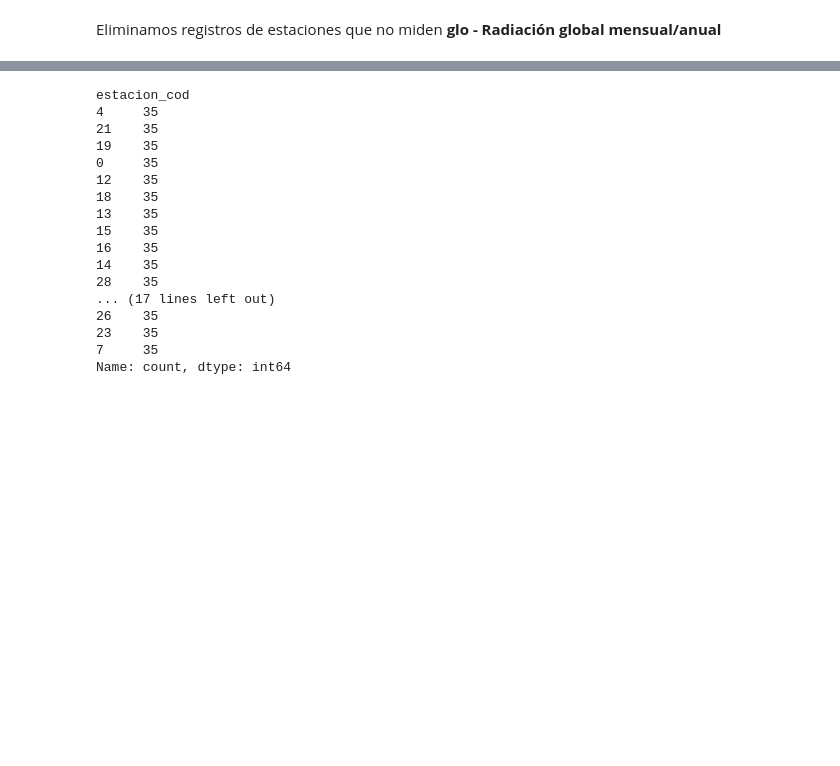
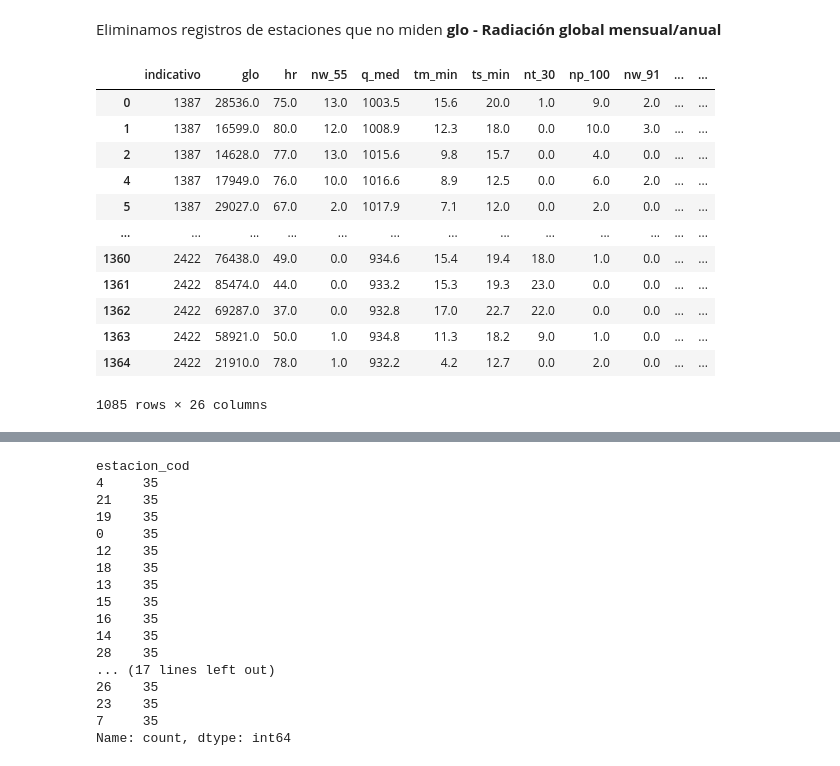
Before and after one commit to jonkar-diazperez/ML_JCDP, a Jupyter notebook: notebooks/02_LimpiezaEDA.ipynb, the cells around one changed output, grey strips where cells are left out. Saved outputs shown, nothing was run; the diff lists cells and outputs as text; code cells hidden in the pictures; blank space fills up the shorter version.

```diff
--- a/notebooks/02_LimpiezaEDA.ipynb
+++ b/notebooks/02_LimpiezaEDA.ipynb
@@ -471,5 +242,21 @@ memory usage: 309.8+ KB
 # %% [markdown]
 Eliminamos registros de estaciones que no miden **glo - Radiación global mensual/anual**
+# %%
+df_pred
+# %% [output]
+|  | indicativo | glo | hr | nw_55 | q_med | tm_min | ts_min | nt_30 | np_100 | nw_91 | ... | ... |
+| 0 | 1387 | 28536.0 | 75.0 | 13.0 | 1003.5 | 15.6 | 20.0 | 1.0 | 9.0 | 2.0 | ... | ... |
+| 1 | 1387 | 16599.0 | 80.0 | 12.0 | 1008.9 | 12.3 | 18.0 | 0.0 | 10.0 | 3.0 | ... | ... |
+| 2 | 1387 | 14628.0 | 77.0 | 13.0 | 1015.6 | 9.8 | 15.7 | 0.0 | 4.0 | 0.0 | ... | ... |
+| 4 | 1387 | 17949.0 | 76.0 | 10.0 | 1016.6 | 8.9 | 12.5 | 0.0 | 6.0 | 2.0 | ... | ... |
+| 5 | 1387 | 29027.0 | 67.0 | 2.0 | 1017.9 | 7.1 | 12.0 | 0.0 | 2.0 | 0.0 | ... | ... |
+| ... | ... | ... | ... | ... | ... | ... | ... | ... | ... | ... | ... | ... |
+| 1360 | 2422 | 76438.0 | 49.0 | 0.0 | 934.6 | 15.4 | 19.4 | 18.0 | 1.0 | 0.0 | ... | ... |
+| 1361 | 2422 | 85474.0 | 44.0 | 0.0 | 933.2 | 15.3 | 19.3 | 23.0 | 0.0 | 0.0 | ... | ... |
+| 1362 | 2422 | 69287.0 | 37.0 | 0.0 | 932.8 | 17.0 | 22.7 | 22.0 | 0.0 | 0.0 | ... | ... |
+| 1363 | 2422 | 58921.0 | 50.0 | 1.0 | 934.8 | 11.3 | 18.2 | 9.0 | 1.0 | 0.0 | ... | ... |
+| 1364 | 2422 | 21910.0 | 78.0 | 1.0 | 932.2 | 4.2 | 12.7 | 0.0 | 2.0 | 0.0 | ... | ... |
+1085 rows × 26 columns
 # %%
 df_pred.drop(df_pred[df_pred['indicativo'].isin(["4478X","6156X","9434","3260B"])].index,inplace=True)
 # %%
```
Also changed, not shown: parts of 39 cells of this notebook, 7 other files.
